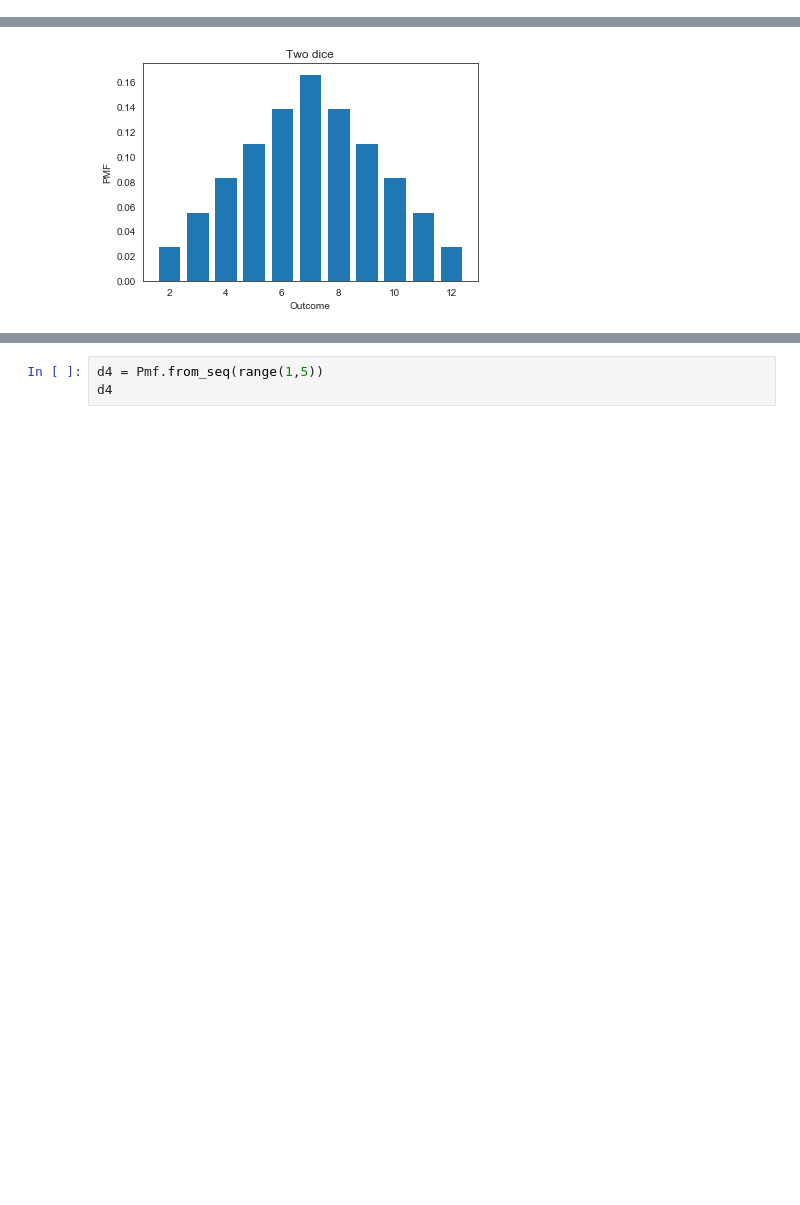
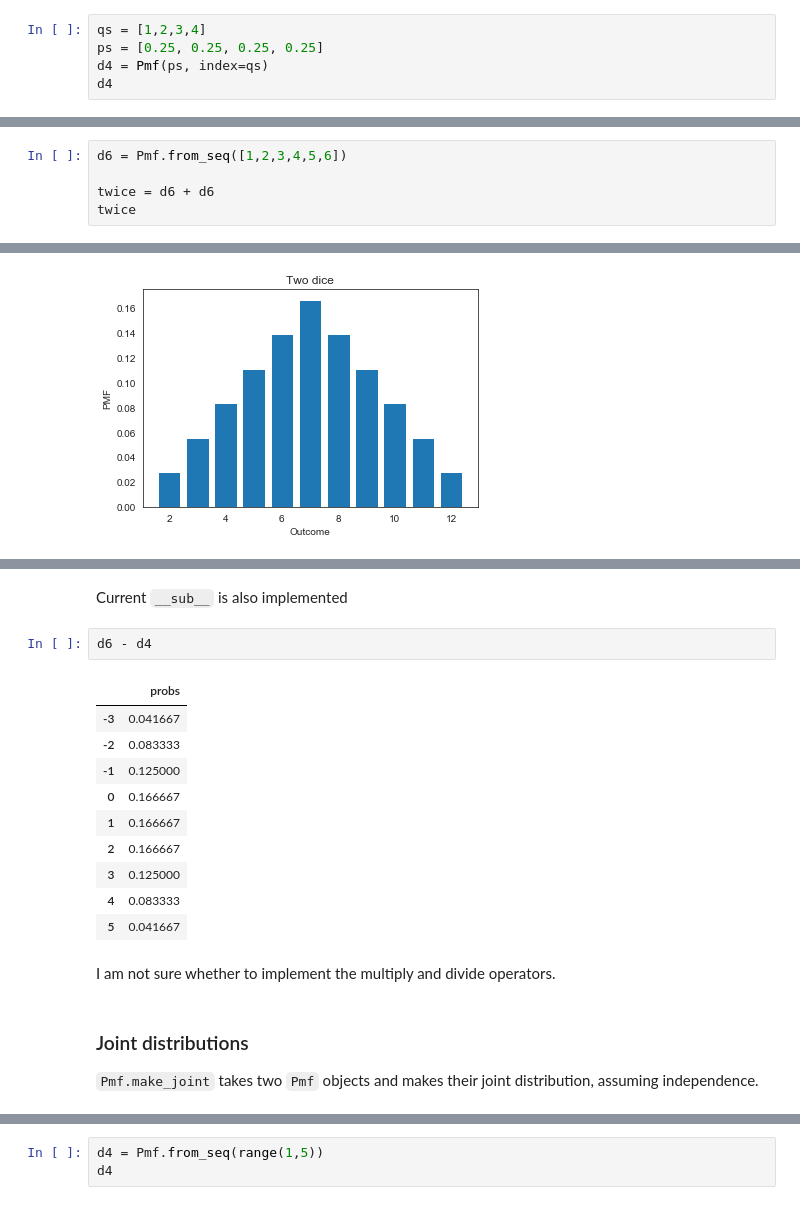
Before and after one commit to AllenDowney/empiricaldist, a Jupyter notebook: empyrical_dist/pmf.ipynb, the cells around one changed output, grey strips where cells are left out. Drawn from its saved outputs; the diff is of its cells as text; blank space fills up the shorter version.

```diff
--- a/empyrical_dist/pmf.ipynb
+++ b/empyrical_dist/pmf.ipynb
@@ -96,0 +133,5 @@ d6
+# %%
+qs = [1,2,3,4]
+ps = [0.25, 0.25, 0.25, 0.25]
+d4 = Pmf(ps, index=qs)
+d4
@@ -219,0 +502,5 @@ twice
+# %%
+d6 = Pmf.from_seq([1,2,3,4,5,6])
+
+twice = d6 + d6
+twice
@@ -230 +559,22 @@ twice.mean()
+# %% [markdown]
+Current `__sub__` is also implemented
+# %%
+d6 - d4
+# %% [output]
+|  | probs |
+| -3 | 0.041667 |
+| -2 | 0.083333 |
+| -1 | 0.125000 |
+| 0 | 0.166667 |
+| 1 | 0.166667 |
+| 2 | 0.166667 |
+| 3 | 0.125000 |
+| 4 | 0.083333 |
+| 5 | 0.041667 |
+# %% [markdown]
+I am not sure whether to implement the multiply and divide operators.
+# %% [markdown]
+### Joint distributions
+
+`Pmf.make_joint` takes two `Pmf` objects and makes their joint distribution, assuming independence.
 # %%
```
Also changed, not shown: parts of 122 cells of this notebook, 3 other files.
